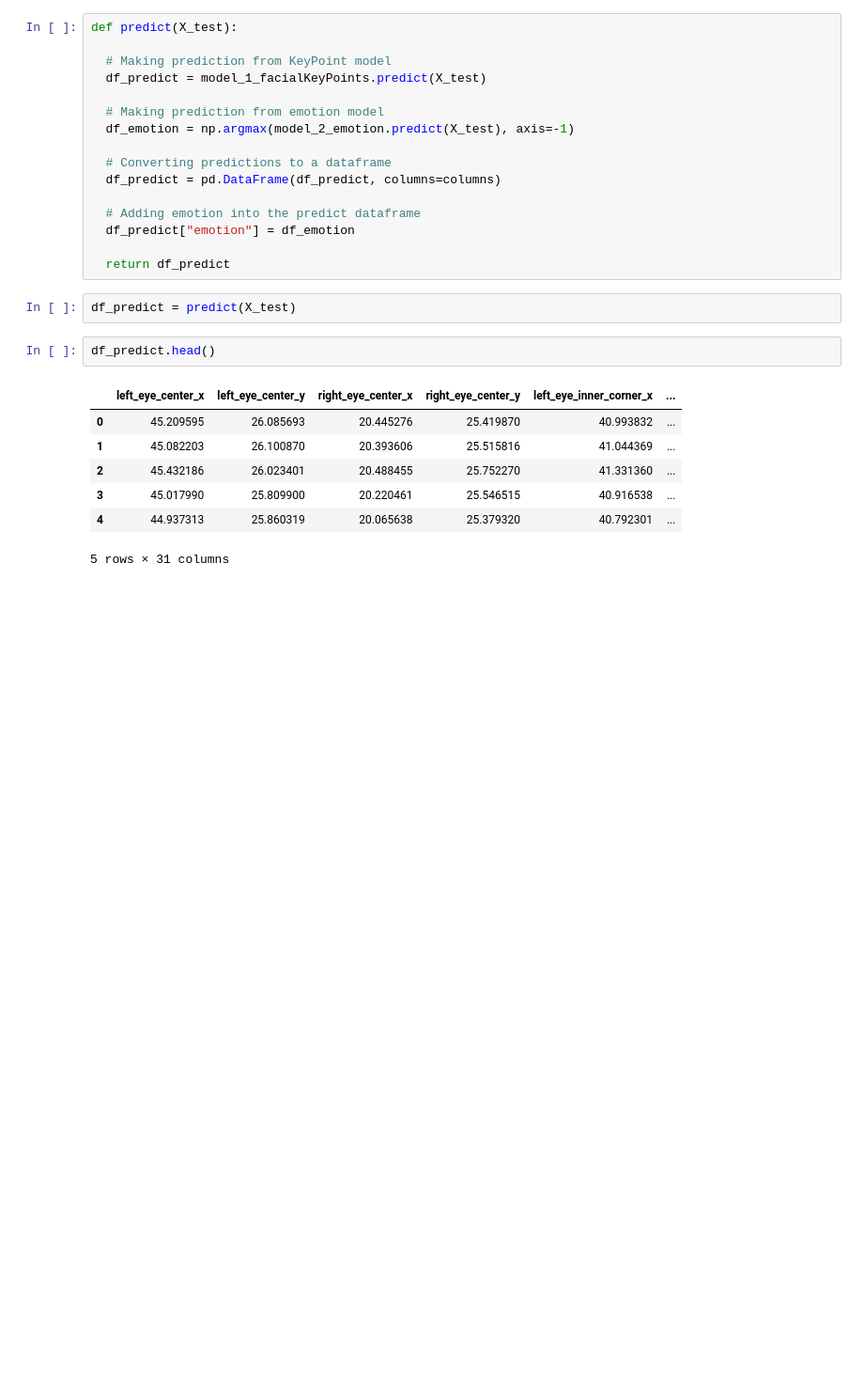
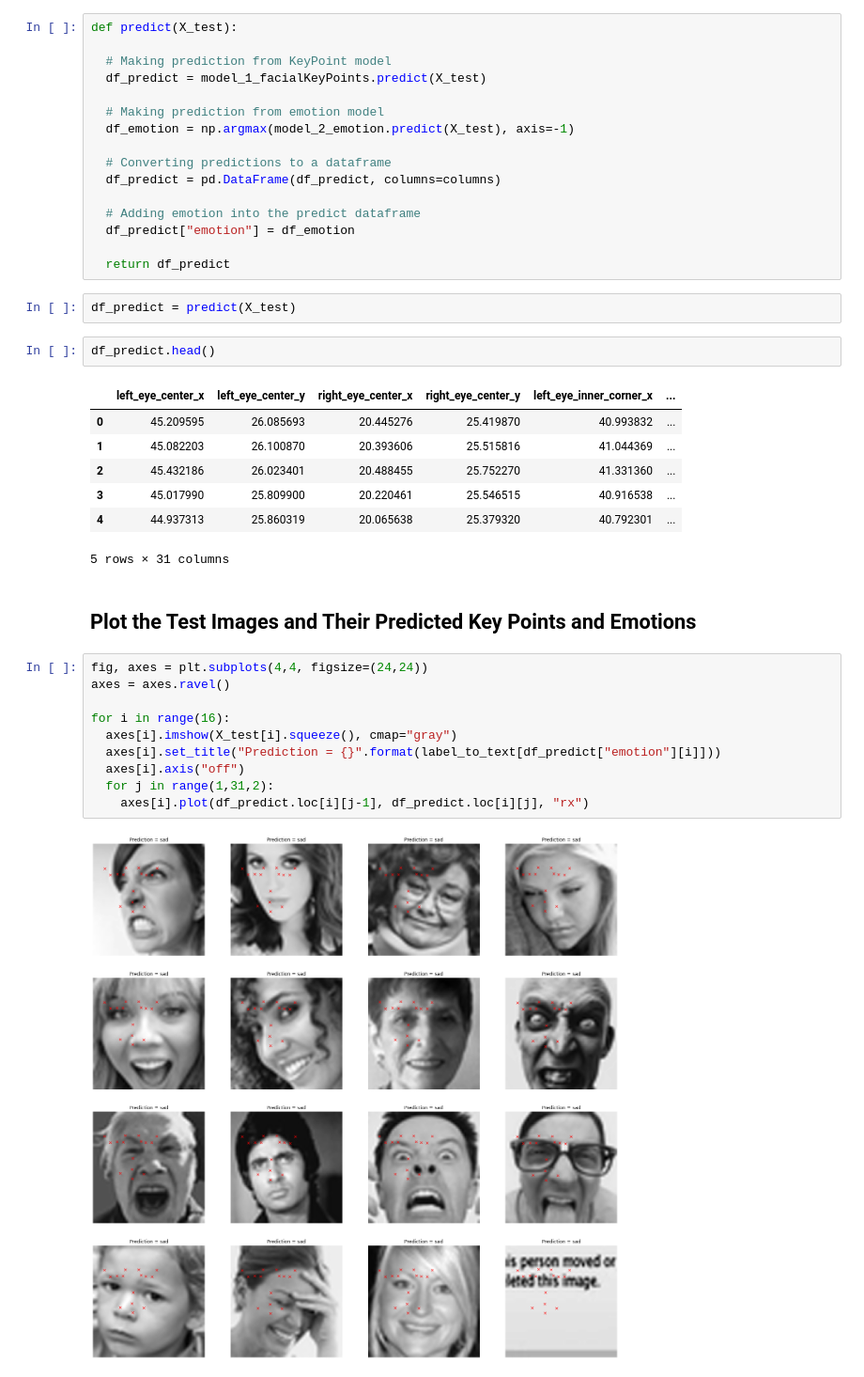
Before and after one commit to Priyo-prog/Artificial-Intelligence-Projects, a Jupyter notebook: Emotion AI/emotion_ai.ipynb, the cells around one changed output. Shown at 94% size. Cells and saved outputs as stored; diff of their text form; blank space fills up the shorter version.

```diff
--- a/Emotion AI/emotion_ai.ipynb
+++ b/Emotion AI/emotion_ai.ipynb
@@ -943,3 +943,17 @@ df_predict.head()
 | 3 | 45.017990 | 25.809900 | 20.220461 | 25.546515 | 40.916538 | ... |
 | 4 | 44.937313 | 25.860319 | 20.065638 | 25.379320 | 40.792301 | ... |
 5 rows × 31 columns
+# %% [markdown]
+## **Plot the Test Images and Their Predicted Key Points and Emotions**
+# %%
+fig, axes = plt.subplots(4,4, figsize=(24,24))
+axes = axes.ravel()
+
+for i in range(16):
+  axes[i].imshow(X_test[i].squeeze(), cmap="gray")
+  axes[i].set_title("Prediction = {}".format(label_to_text[df_predict["emotion"][i]]))
+  axes[i].axis("off")
+  for j in range(1,31,2):
+    axes[i].plot(df_predict.loc[i][j-1], df_predict.loc[i][j], "rx")
+# %% [output]
+[figure, added]
```
